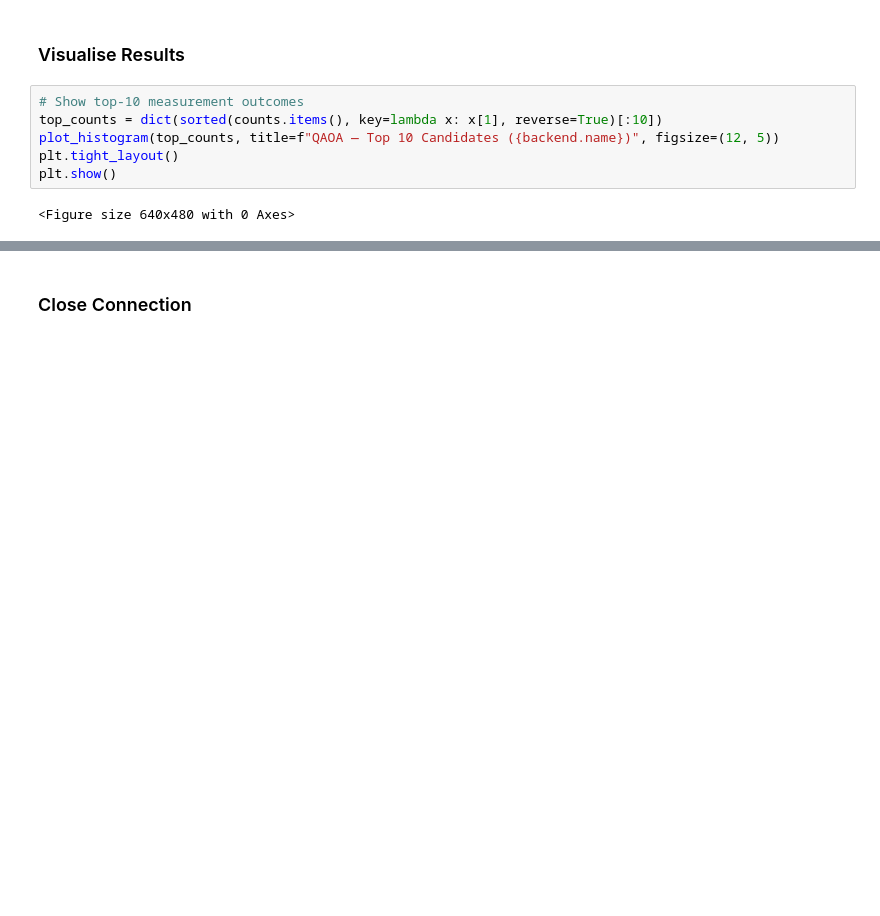
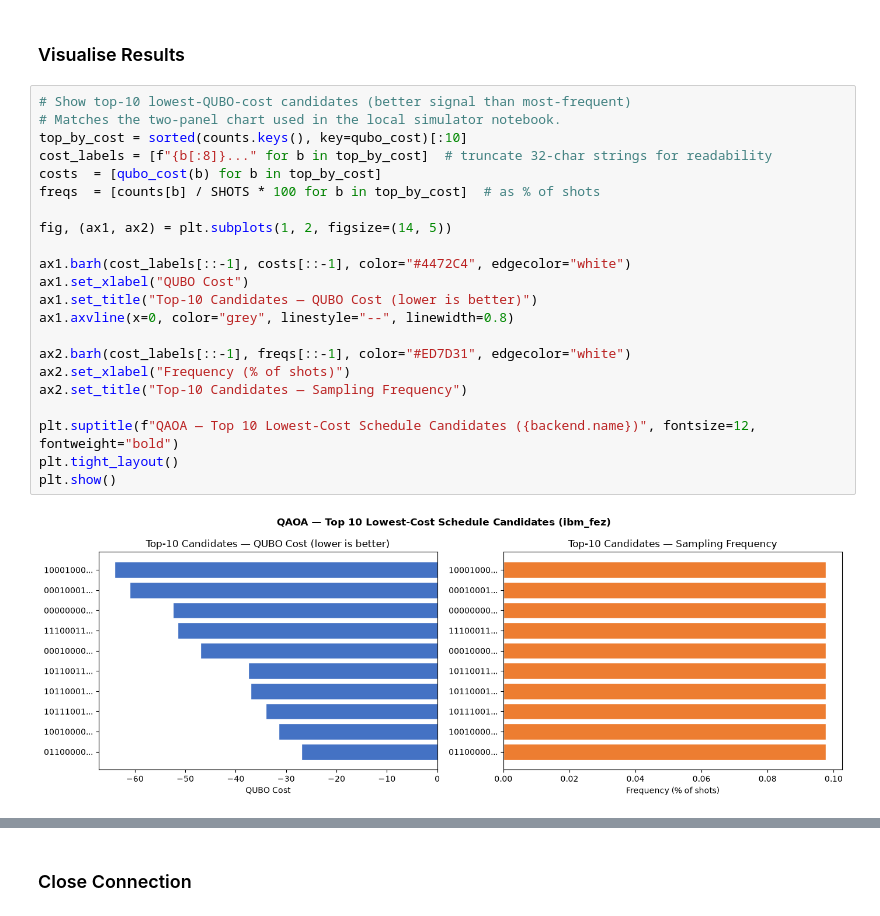
Before and after one commit to ThePrez/Quantum-IBMi-Docker, a Jupyter notebook: qaoa-scheduler/qaoa_scheduler_ibm.ipynb, the cells around one changed output, grey strips where cells are left out. Cells and saved outputs as stored; diff of their text form; blank space fills up the shorter version.

```diff
--- a/qaoa-scheduler/qaoa_scheduler_ibm.ipynb
+++ b/qaoa-scheduler/qaoa_scheduler_ibm.ipynb
@@ -636,14 +639,30 @@ else:
 ✓ Schedule written to QSCHEDULE.SCHEDULE_RESULTS
 # %% [markdown]
 ### Visualise Results
-# %%
-# Show top-10 measurement outcomes
-top_counts = dict(sorted(counts.items(), key=lambda x: x[1], reverse=True)[:10])
-plot_histogram(top_counts, title=f"QAOA — Top 10 Candidates ({backend.name})", figsize=(12, 5))
-plt.tight_layout()
-plt.show()
-# %% [output]
-<Figure size 640x480 with 0 Axes>
+# %%
+# Show top-10 lowest-QUBO-cost candidates (better signal than most-frequent)
+# Matches the two-panel chart used in the local simulator notebook.
+top_by_cost = sorted(counts.keys(), key=qubo_cost)[:10]
+cost_labels = [f"{b[:8]}..." for b in top_by_cost]  # truncate 32-char strings for readability
+costs  = [qubo_cost(b) for b in top_by_cost]
+freqs  = [counts[b] / SHOTS * 100 for b in top_by_cost]  # as % of shots
+
+fig, (ax1, ax2) = plt.subplots(1, 2, figsize=(14, 5))
+
+ax1.barh(cost_labels[::-1], costs[::-1], color="#4472C4", edgecolor="white")
+ax1.set_xlabel("QUBO Cost")
+ax1.set_title("Top-10 Candidates — QUBO Cost (lower is better)")
+ax1.axvline(x=0, color="grey", linestyle="--", linewidth=0.8)
+
+ax2.barh(cost_labels[::-1], freqs[::-1], color="#ED7D31", edgecolor="white")
+ax2.set_xlabel("Frequency (% of shots)")
+ax2.set_title("Top-10 Candidates — Sampling Frequency")
+
+plt.suptitle(f"QAOA — Top 10 Lowest-Cost Schedule Candidates ({backend.name})", fontsize=12, fontweight="bold")
+plt.tight_layout()
+plt.show()
+# %% [output]
+[figure, added]
 # %%
 # Gantt-style schedule bar chart
 fig, ax = plt.subplots(figsize=(12, 5))
```
Also changed, not shown: parts of 10 cells of this notebook, 1 other file.
